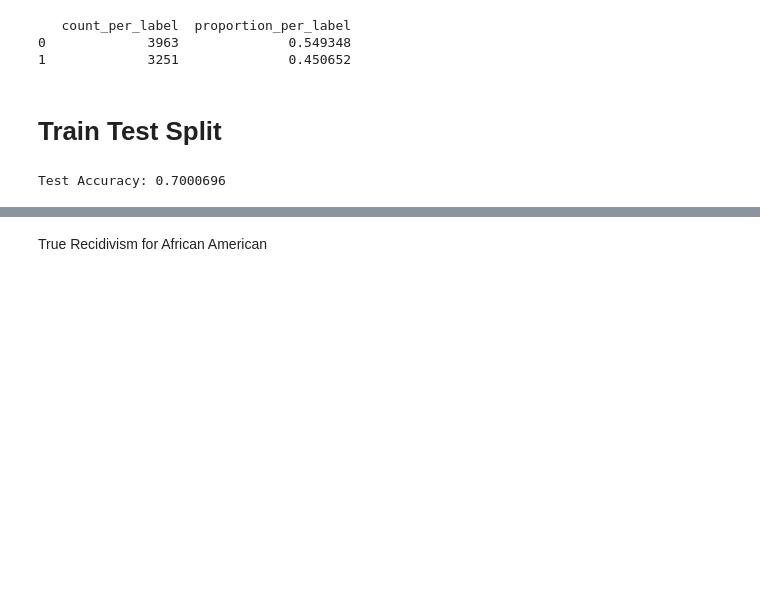
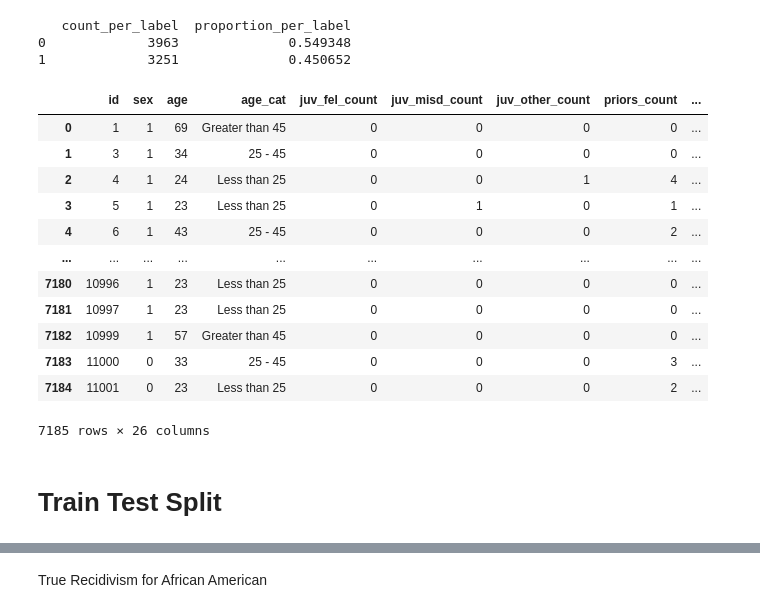
Before and after one commit to RU-Insane/compas-fairness-privacy-tradeoff-analysis, a Jupyter notebook: main/baseline/ModellingData_MLP.ipynb, the cells around one changed output, grey strips where cells are left out. Saved outputs shown, nothing was run; the diff lists cells and outputs as text; code cells hidden in the pictures; blank space fills up the shorter version.

```diff
--- a/main/baseline/ModellingData_MLP.ipynb
+++ b/main/baseline/ModellingData_MLP.ipynb
@@ -161,6 +164,22 @@ folder_path = "../../data"
 file_path = os.path.join(folder_path, "data_baseline.csv")
 
 data_baseline = pd.read_csv(file_path)
+# %%
+data_baseline
+# %% [output]
+|  | id | sex | age | age_cat | juv_fel_count | juv_misd_count | juv_other_count | priors_count | ... |
+| 0 | 1 | 1 | 69 | Greater than 45 | 0 | 0 | 0 | 0 | ... |
+| 1 | 3 | 1 | 34 | 25 - 45 | 0 | 0 | 0 | 0 | ... |
+| 2 | 4 | 1 | 24 | Less than 25 | 0 | 0 | 1 | 4 | ... |
+| 3 | 5 | 1 | 23 | Less than 25 | 0 | 1 | 0 | 1 | ... |
+| 4 | 6 | 1 | 43 | 25 - 45 | 0 | 0 | 0 | 2 | ... |
+| ... | ... | ... | ... | ... | ... | ... | ... | ... | ... |
+| 7180 | 10996 | 1 | 23 | Less than 25 | 0 | 0 | 0 | 0 | ... |
+| 7181 | 10997 | 1 | 23 | Less than 25 | 0 | 0 | 0 | 0 | ... |
+| 7182 | 10999 | 1 | 57 | Greater than 45 | 0 | 0 | 0 | 0 | ... |
+| 7183 | 11000 | 0 | 33 | 25 - 45 | 0 | 0 | 0 | 3 | ... |
+| 7184 | 11001 | 0 | 23 | Less than 25 | 0 | 0 | 0 | 2 | ... |
+7185 rows × 26 columns
 # %% [markdown]
 # Train Test Split
 # %%
@@ -223,34 +242,3 @@ hidden_size3 = 4
 output_size = 1
 
 model = MLPModel(input_size, hidden_size1, hidden_size2,hidden_size3, output_size)
-criterion = nn.BCELoss()  # Binary Cross Entropy Loss for binary classification
-optimizer = optim.Adam(model.parameters(), lr=0.001)
-
-# Convert data to PyTorch DataLoader
-train_dataset = TensorDataset(X_train_tensor, y_train_tensor)
-train_loader = DataLoader(train_dataset, batch_size=64, shuffle=True)
-
-# Training the model
-epochs = 50
-
-
-for epoch in range(epochs):
-    for inputs, labels in train_loader:
-        optimizer.zero_grad()
-        outputs = model(inputs)
-        loss = criterion(outputs, labels)
-        loss.backward()
-        optimizer.step()
-
-
-
-# Evaluate the model on the test set
-with torch.no_grad():
-    model.eval()
-    y_pred_prob = model(X_test_tensor)
-    y_pred_test = (y_pred_prob >= 0.5).float()
-    accuracy = (y_pred_test == y_test_tensor).float().mean()
-
-print(f'Test Accuracy: {accuracy.item():.7f}')
-# %% [output]
-Test Accuracy: 0.7000696
```
Also changed, not shown: parts of 13 cells of this notebook, 5 other files.
